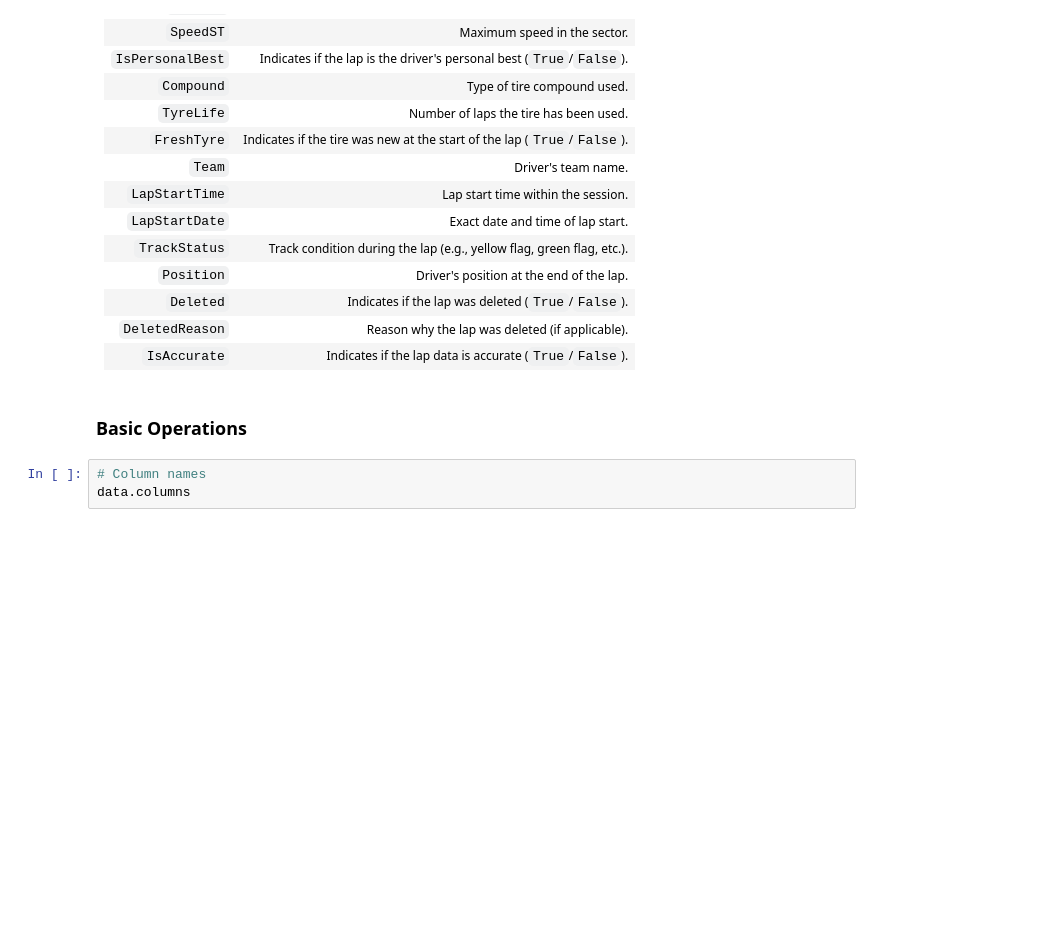
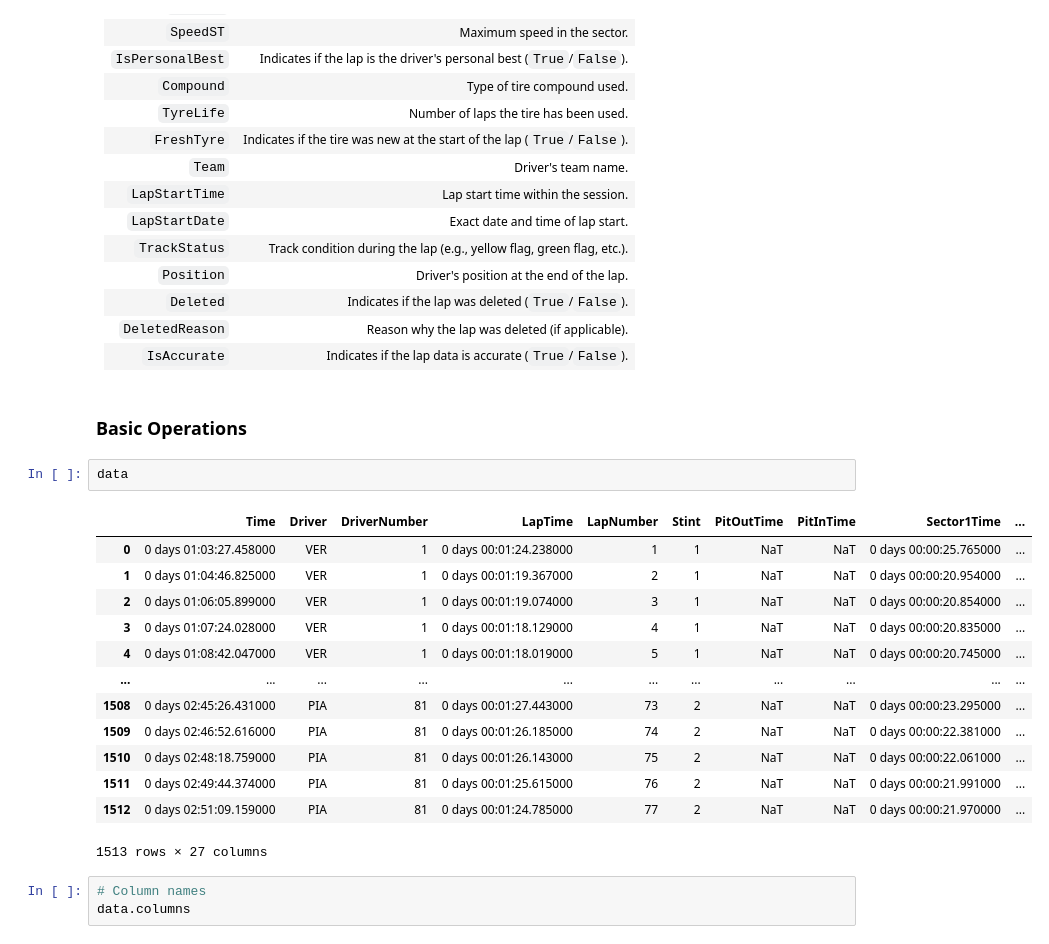
Before and after one commit to UO288511/Inteligentes, a Jupyter notebook: PL2/Lab2.2-Preprocessing.ipynb, the cells around one changed output. Saved outputs shown, nothing was run; the diff lists cells and outputs as text; blank space fills up the shorter version.

```diff
--- a/PL2/Lab2.2-Preprocessing.ipynb
+++ b/PL2/Lab2.2-Preprocessing.ipynb
@@ -94,6 +83,22 @@ data = pd.read_csv(url_data)
 | `IsAccurate`        | Indicates if the lap data is accurate (`True`/`False`). |
 # %% [markdown]
 ### **Basic Operations**
+# %%
+data
+# %% [output]
+|  | Time | Driver | DriverNumber | LapTime | LapNumber | Stint | PitOutTime | PitInTime | Sector1Time | ... |
+| 0 | 0 days 01:03:27.458000 | VER | 1 | 0 days 00:01:24.238000 | 1 | 1 | NaT | NaT | 0 days 00:00:25.765000 | ... |
+| 1 | 0 days 01:04:46.825000 | VER | 1 | 0 days 00:01:19.367000 | 2 | 1 | NaT | NaT | 0 days 00:00:20.954000 | ... |
+| 2 | 0 days 01:06:05.899000 | VER | 1 | 0 days 00:01:19.074000 | 3 | 1 | NaT | NaT | 0 days 00:00:20.854000 | ... |
+| 3 | 0 days 01:07:24.028000 | VER | 1 | 0 days 00:01:18.129000 | 4 | 1 | NaT | NaT | 0 days 00:00:20.835000 | ... |
+| 4 | 0 days 01:08:42.047000 | VER | 1 | 0 days 00:01:18.019000 | 5 | 1 | NaT | NaT | 0 days 00:00:20.745000 | ... |
+| ... | ... | ... | ... | ... | ... | ... | ... | ... | ... | ... |
+| 1508 | 0 days 02:45:26.431000 | PIA | 81 | 0 days 00:01:27.443000 | 73 | 2 | NaT | NaT | 0 days 00:00:23.295000 | ... |
+| 1509 | 0 days 02:46:52.616000 | PIA | 81 | 0 days 00:01:26.185000 | 74 | 2 | NaT | NaT | 0 days 00:00:22.381000 | ... |
+| 1510 | 0 days 02:48:18.759000 | PIA | 81 | 0 days 00:01:26.143000 | 75 | 2 | NaT | NaT | 0 days 00:00:22.061000 | ... |
+| 1511 | 0 days 02:49:44.374000 | PIA | 81 | 0 days 00:01:25.615000 | 76 | 2 | NaT | NaT | 0 days 00:00:21.991000 | ... |
+| 1512 | 0 days 02:51:09.159000 | PIA | 81 | 0 days 00:01:24.785000 | 77 | 2 | NaT | NaT | 0 days 00:00:21.970000 | ... |
+1513 rows × 27 columns
 # %%
 # Column names
 data.columns
```
Also changed, not shown: parts of 22 cells of this notebook, 1 other file.
